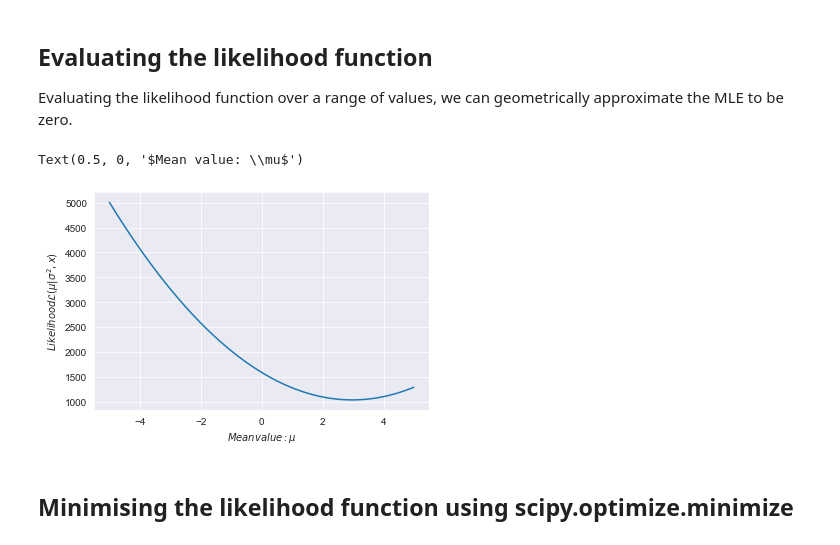
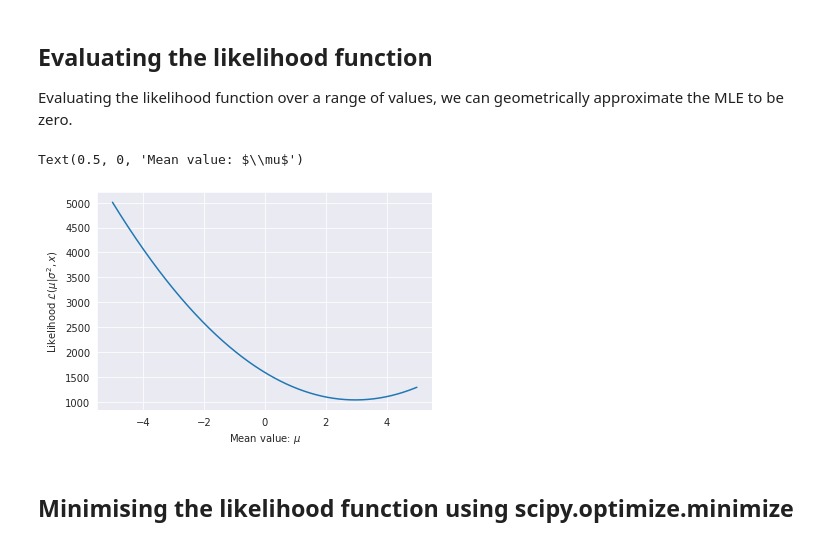
Before and after one commit to jakegodsall/non-analytic-minimisation, a Jupyter notebook: theory.ipynb, the cells around one changed output. Saved outputs shown, nothing was run; the diff lists cells and outputs as text; code cells hidden in the pictures.

```diff
--- a/theory.ipynb
+++ b/theory.ipynb
@@ -71,16 +71,16 @@ Evaluating the likelihood function over a range of values, we can geometrically
 # %%
 mu = np.arange(-5, 5, 0.01)
 likelihood_values = []
 
 for val in mu:
     likelihood_values.append(likelihood(val, sample))
 
 plt.plot(mu, likelihood_values)
-plt.ylabel("$Likelihood \mathcal{L}(\mu | \sigma^{2}, x)$")
-plt.xlabel("$Mean value: \mu$")
+plt.ylabel("Likelihood $\mathcal{L}(\mu | \sigma^{2}, x)$")
+plt.xlabel("Mean value: $\mu$")
 # %% [output]
-Text(0.5, 0, '$Mean value: \\mu$')
+Text(0.5, 0, 'Mean value: $\\mu$')
-[figure, old version]
+[figure, new version]
 # %% [markdown]
 ## Minimising the likelihood function using scipy.optimize.minimize
 # %%
```
Also changed, not shown: parts of 8 cells of this notebook.
